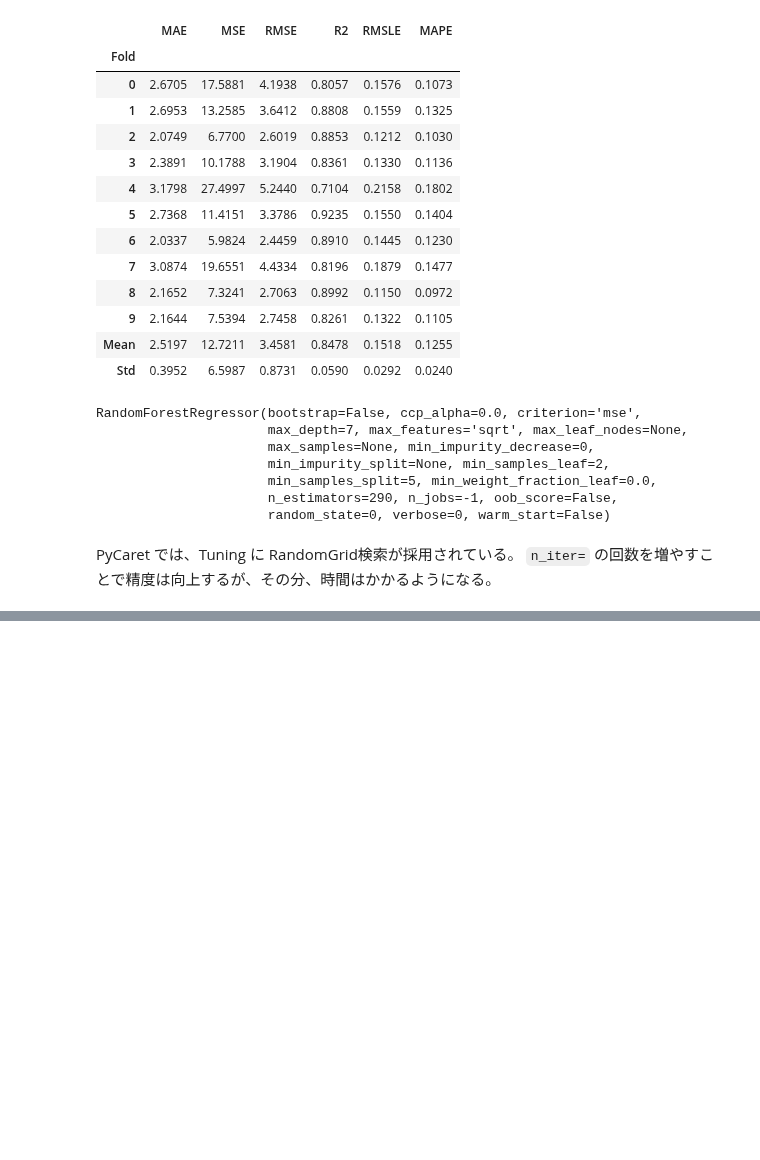
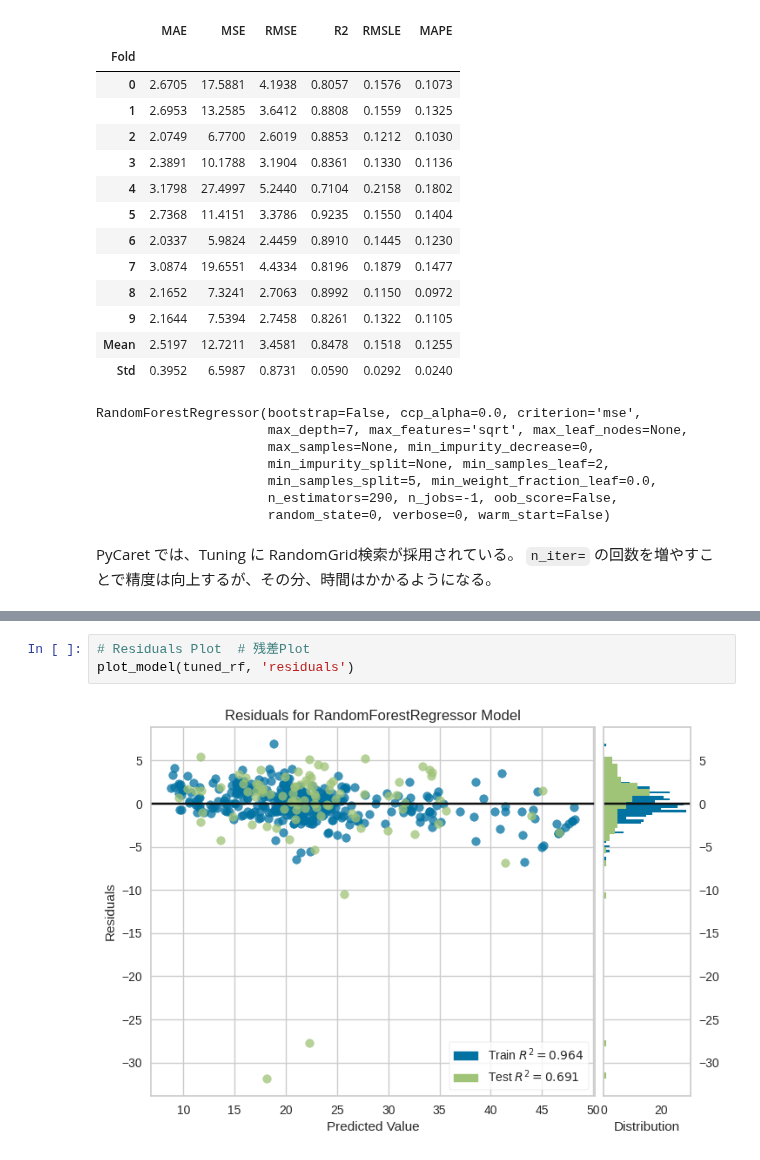
Before and after one commit to 1024xx4/ai_model_building_100, a Jupyter notebook: section09/section09.ipynb, the cells around one changed output, grey strips where cells are left out. Drawn from its saved outputs; the diff is of its cells as text; blank space fills up the shorter version.

```diff
--- a/section09/section09.ipynb
+++ b/section09/section09.ipynb
@@ -245,0 +260,5 @@ PyCaret では、Tuning に RandomGrid検索が採用されている。
+# %%
+# Residuals Plot  # 残差Plot
+plot_model(tuned_rf, 'residuals')
+# %% [output]
+[figure, added]
```
Also changed, not shown: parts of 7 cells of this notebook.
